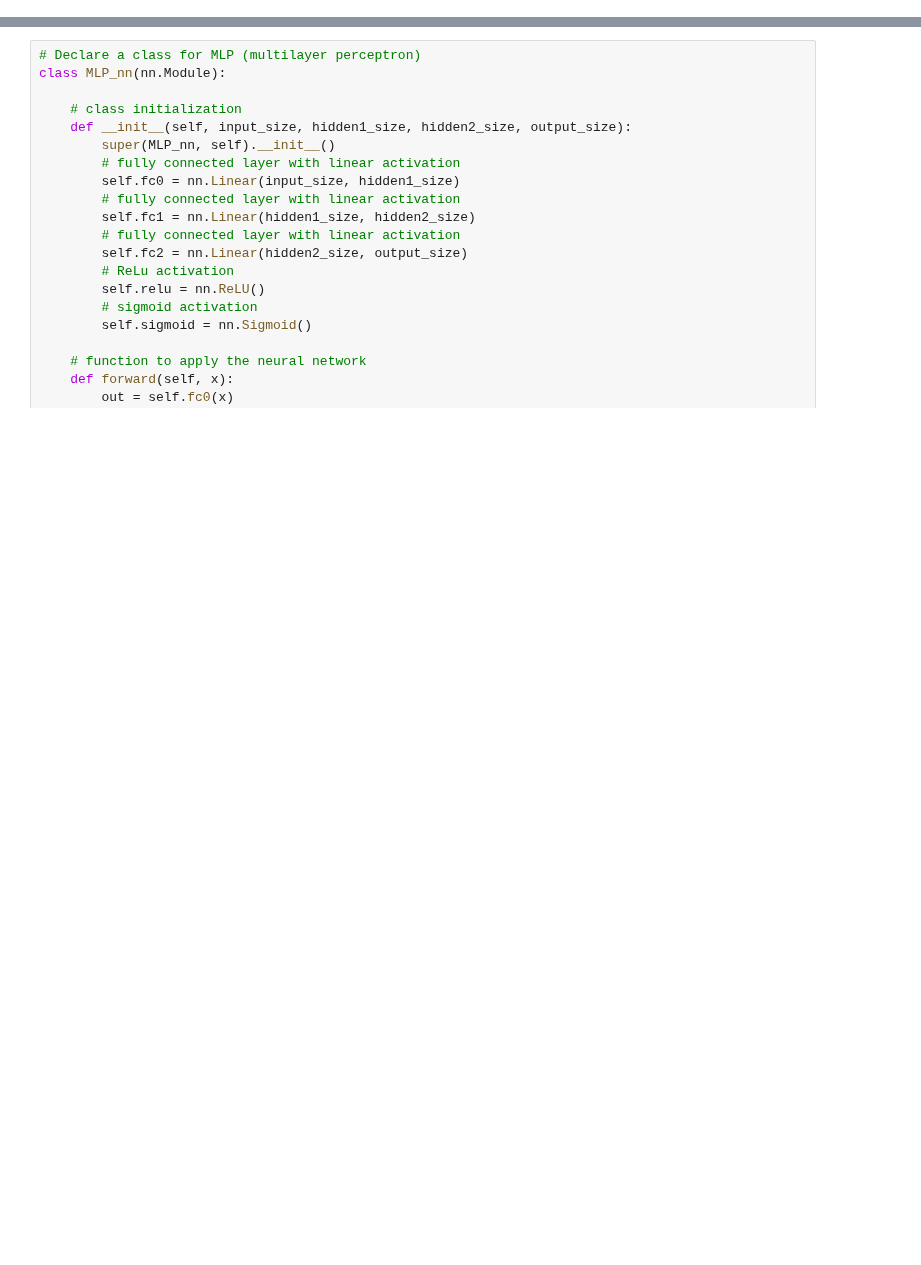
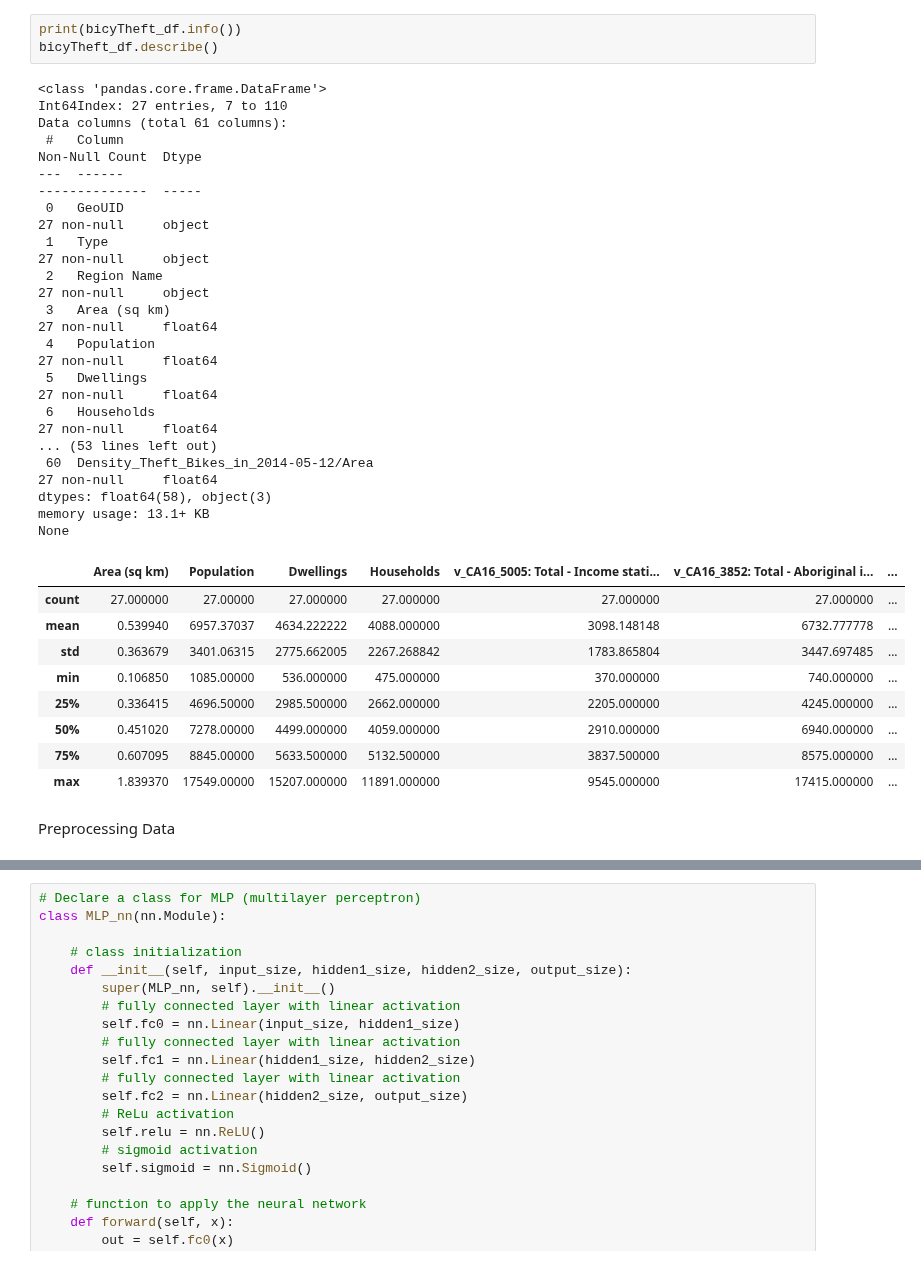
Before and after one commit to TEAM-IMT/bikes-theft-model, a Jupyter notebook: MLP_Network/MLP_Project.ipynb, the cells around one changed output, grey strips where cells are left out. Drawn from its saved outputs; the diff is of its cells as text; blank space fills up the shorter version.

```diff
--- a/MLP_Network/MLP_Project.ipynb
+++ b/MLP_Network/MLP_Project.ipynb
@@ -14,0 +61,32 @@ Populating the interactive namespace from numpy and matplotlib
+# %%
+print(bicyTheft_df.info())
+bicyTheft_df.describe()
+# %% [output]
+<class 'pandas.core.frame.DataFrame'>
+Int64Index: 27 entries, 7 to 110
+Data columns (total 61 columns):
+ #   Column                                                                                                                                              Non-Null Count  Dtype
+---  ------                                                                                                                                              --------------  -----
+ 0   GeoUID                                                                                                                                              27 non-null     object
+ 1   Type                                                                                                                                                27 non-null     object
+ 2   Region Name                                                                                                                                         27 non-null     object
+ 3   Area (sq km)                                                                                                                                        27 non-null     float64
+ 4   Population                                                                                                                                          27 non-null     float64
+ 5   Dwellings                                                                                                                                           27 non-null     float64
+ 6   Households                                                                                                                                          27 non-null     float64
+... (53 lines left out)
+ 60  Density_Theft_Bikes_in_2014-05-12/Area                                                                                                              27 non-null     float64
+dtypes: float64(58), object(3)
+memory usage: 13.1+ KB
+None
+|  | Area (sq km) | Population | Dwellings | Households | v_CA16_5005: Total - Income stati... | v_CA16_3852: Total - Aboriginal i... | ... |
+| count | 27.000000 | 27.00000 | 27.000000 | 27.000000 | 27.000000 | 27.000000 | ... |
+| mean | 0.539940 | 6957.37037 | 4634.222222 | 4088.000000 | 3098.148148 | 6732.777778 | ... |
+| std | 0.363679 | 3401.06315 | 2775.662005 | 2267.268842 | 1783.865804 | 3447.697485 | ... |
+| min | 0.106850 | 1085.00000 | 536.000000 | 475.000000 | 370.000000 | 740.000000 | ... |
+| 25% | 0.336415 | 4696.50000 | 2985.500000 | 2662.000000 | 2205.000000 | 4245.000000 | ... |
+| 50% | 0.451020 | 7278.00000 | 4499.000000 | 4059.000000 | 2910.000000 | 6940.000000 | ... |
+| 75% | 0.607095 | 8845.00000 | 5633.500000 | 5132.500000 | 3837.500000 | 8575.000000 | ... |
+| max | 1.839370 | 17549.00000 | 15207.000000 | 11891.000000 | 9545.000000 | 17415.000000 | ... |
+# %% [markdown]
+Preprocessing Data
```
Also changed, not shown: parts of 27 cells of this notebook, 9 other files.
